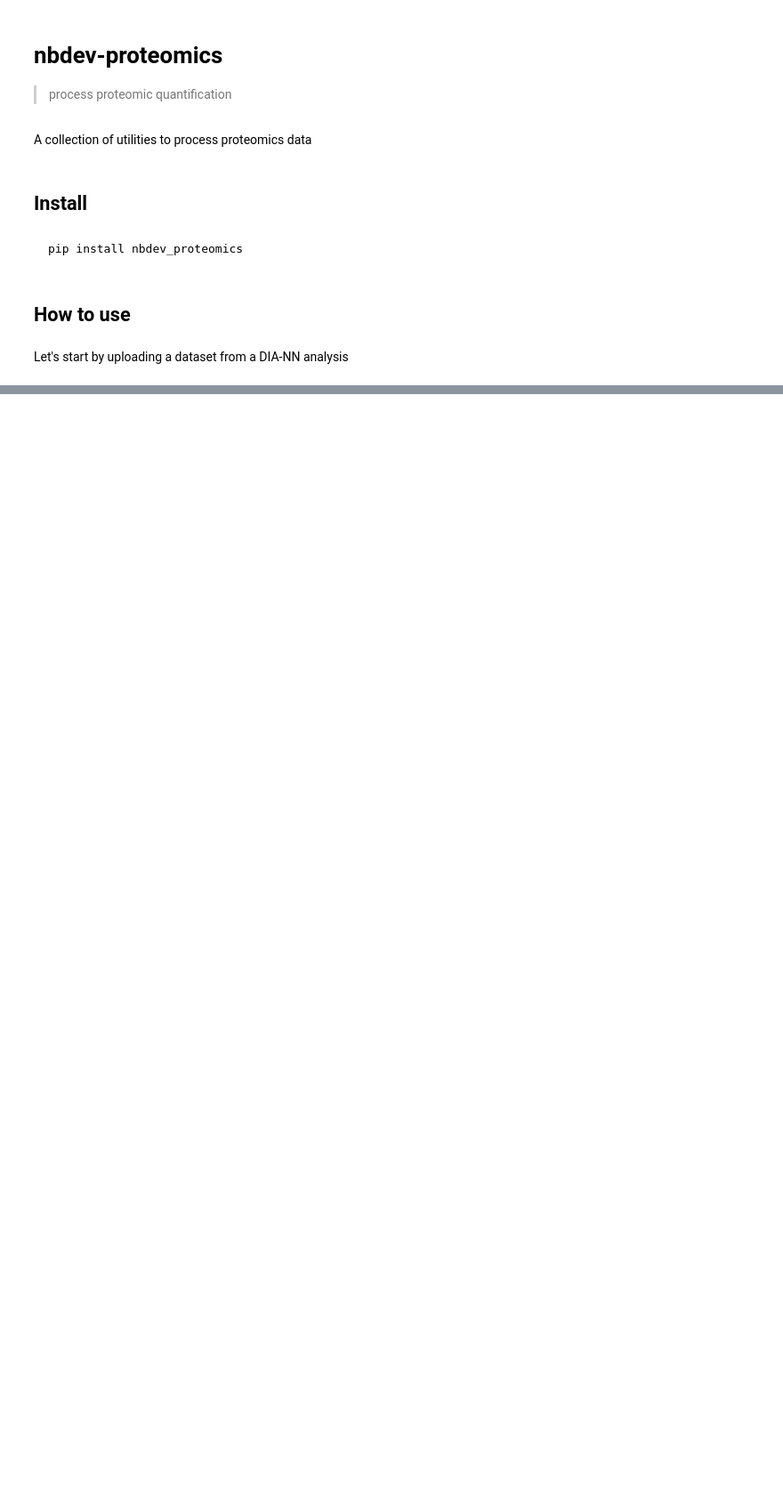
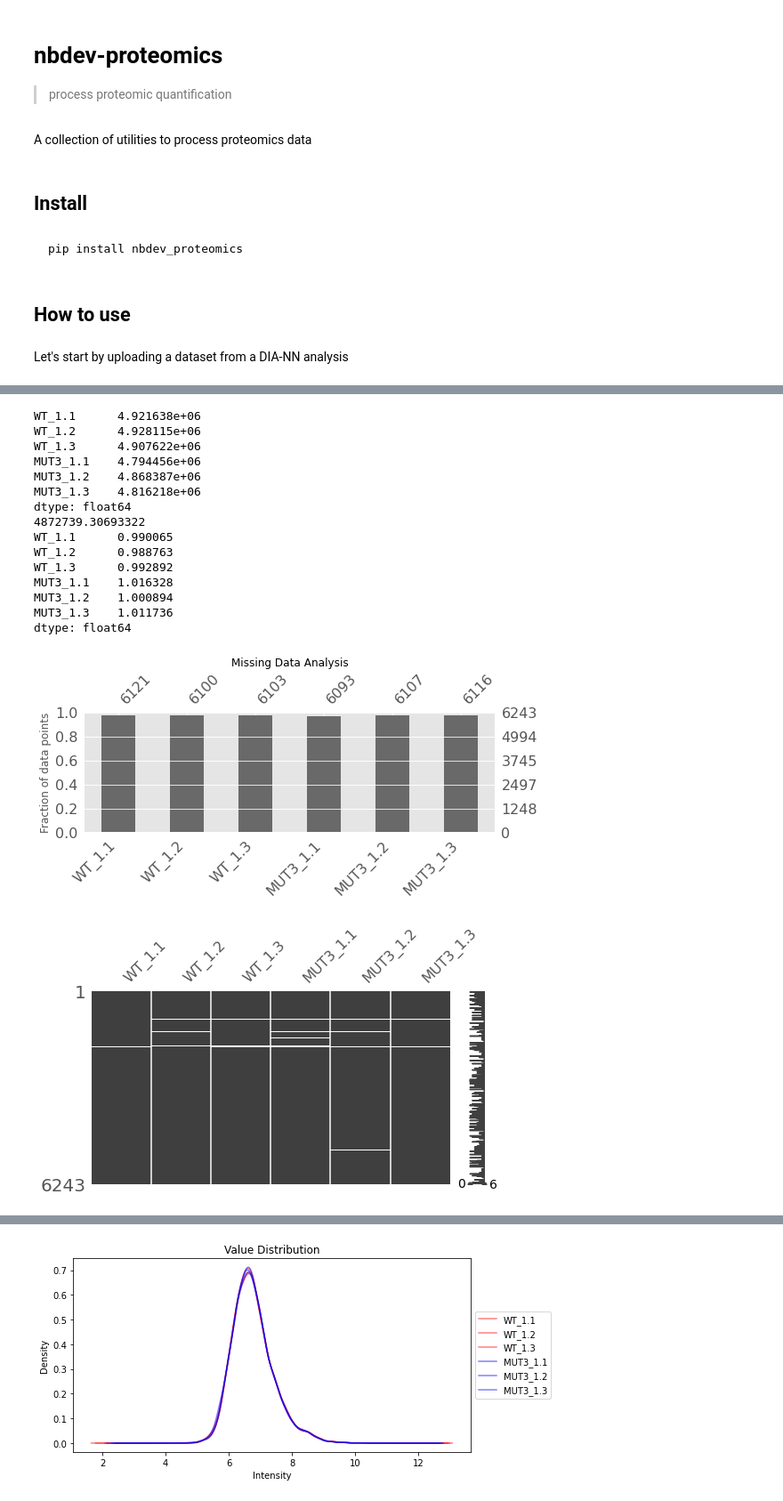
Before and after one commit to mtinti/nbdev-proteomics, a Jupyter notebook: nbs/index.ipynb, the cells around one changed output, grey strips where cells are left out. Shown at 89% size. Drawn from its saved outputs; the diff is of its cells as text; code cells hidden in the pictures; blank space fills up the shorter version.

```diff
--- a/nbs/index.ipynb
+++ b/nbs/index.ipynb
@@ -73,0 +95,23 @@ executing.executing.NotOneValueFound: Expected one value, found 0
+# %%
+df_norm_load = norm_loading(df)
+dataset_viz = DatasetViz(df = df_norm_load, palette = ['r']*3+['b']*3)
+dataset_viz.analyse_missing_values(figsize=(8,4))
+dataset_viz.analyse_values_distribution(figsize=(8,4))
+# %% [output]
+WT_1.1      4.921638e+06
+WT_1.2      4.928115e+06
+WT_1.3      4.907622e+06
+MUT3_1.1    4.794456e+06
+MUT3_1.2    4.868387e+06
+MUT3_1.3    4.816218e+06
+dtype: float64
+4872739.30693322
+WT_1.1      0.990065
+WT_1.2      0.988763
+WT_1.3      0.992892
+MUT3_1.1    1.016328
+MUT3_1.2    1.000894
+MUT3_1.3    1.011736
+dtype: float64
+[figure, added]
+[figure, added]
@@ -73,0 +119 @@ executing.executing.NotOneValueFound: Expected one value, found 0
+[figure, added]
```
Also changed, not shown: parts of 24 cells of this notebook, 27 other files.
